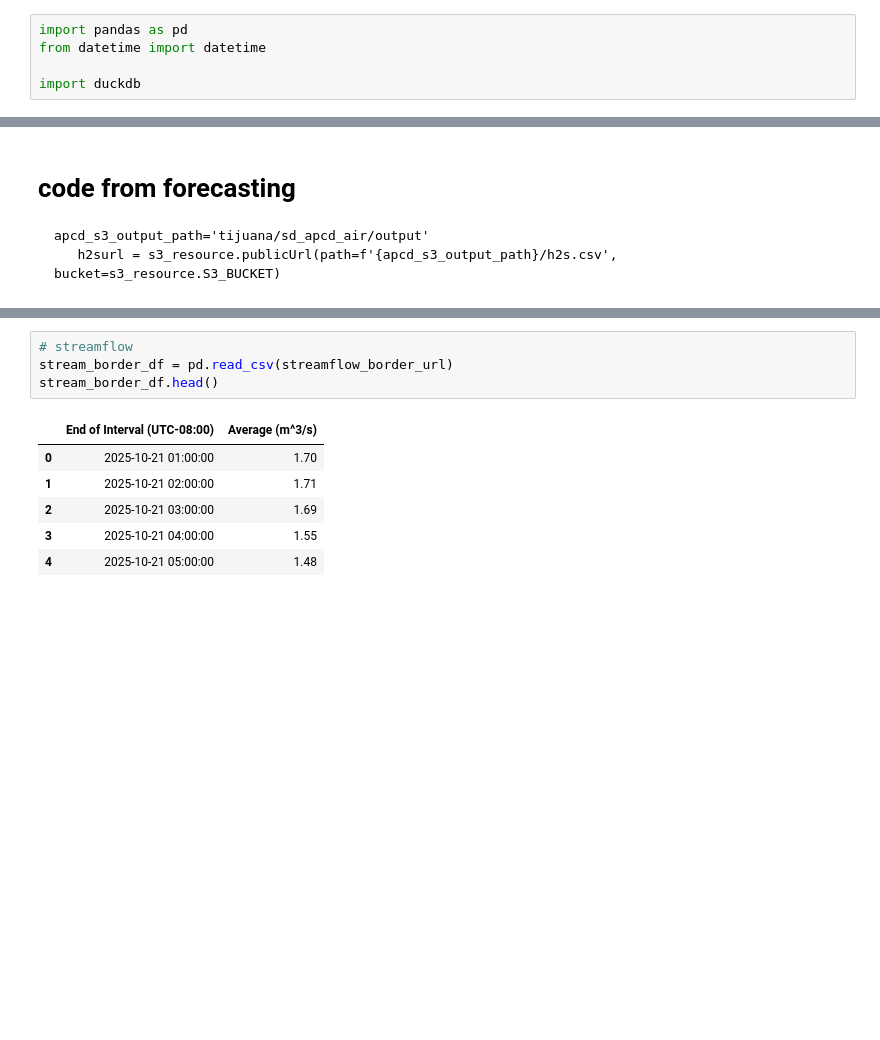
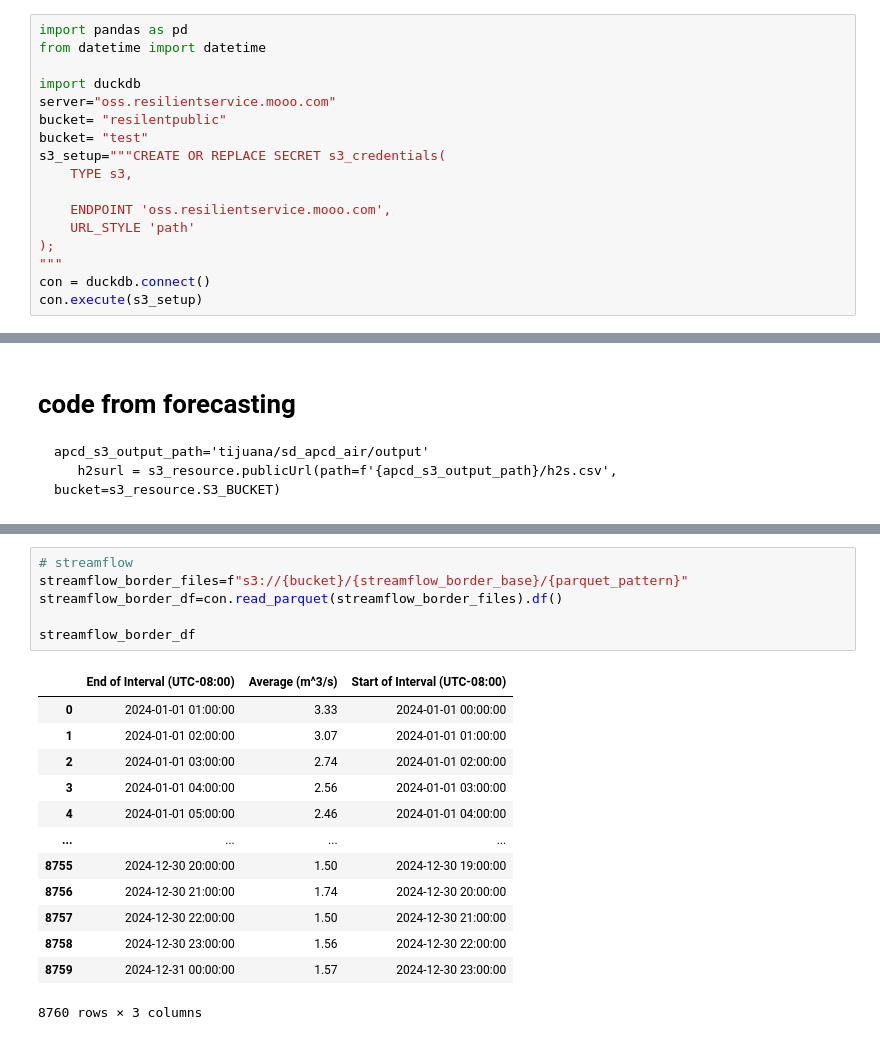
Before and after one commit to TheResilientCollective/resilient_workflows_public, a Jupyter notebook: workflows/public/notebooks/h2s_forecast_data.ipynb, the cells around one changed output, grey strips where cells are left out. Drawn from its saved outputs; the diff is of its cells as text; blank space fills up the shorter version.

```diff
--- a/workflows/public/notebooks/h2s_forecast_data.ipynb
+++ b/workflows/public/notebooks/h2s_forecast_data.ipynb
@@ -3,3 +3,15 @@ import pandas as pd
 from datetime import datetime
 
 import duckdb
+server="oss.resilientservice.mooo.com"
+bucket= "resilentpublic"
+bucket= "test"
+s3_setup="""CREATE OR REPLACE SECRET s3_credentials(
+    TYPE s3,
+
+    ENDPOINT 'oss.resilientservice.mooo.com',
+    URL_STYLE 'path'
+);
+"""
+con = duckdb.connect()
+con.execute(s3_setup)
@@ -106,12 +140,21 @@ matched_df.head()
 # %%
 # streamflow
-stream_border_df = pd.read_csv(streamflow_border_url)
-stream_border_df.head()
+streamflow_border_files=f"s3://{bucket}/{streamflow_border_base}/{parquet_pattern}"
+streamflow_border_df=con.read_parquet(streamflow_border_files).df()
+
+streamflow_border_df
 # %% [output]
-|  | End of Interval (UTC-08:00) | Average (m^3/s) |
-| 0 | 2025-10-21 01:00:00 | 1.70 |
-| 1 | 2025-10-21 02:00:00 | 1.71 |
-| 2 | 2025-10-21 03:00:00 | 1.69 |
-| 3 | 2025-10-21 04:00:00 | 1.55 |
-| 4 | 2025-10-21 05:00:00 | 1.48 |
+|  | End of Interval (UTC-08:00) | Average (m^3/s) | Start of Interval (UTC-08:00) |
+| 0 | 2024-01-01 01:00:00 | 3.33 | 2024-01-01 00:00:00 |
+| 1 | 2024-01-01 02:00:00 | 3.07 | 2024-01-01 01:00:00 |
+| 2 | 2024-01-01 03:00:00 | 2.74 | 2024-01-01 02:00:00 |
+| 3 | 2024-01-01 04:00:00 | 2.56 | 2024-01-01 03:00:00 |
+| 4 | 2024-01-01 05:00:00 | 2.46 | 2024-01-01 04:00:00 |
+| ... | ... | ... | ... |
+| 8755 | 2024-12-30 20:00:00 | 1.50 | 2024-12-30 19:00:00 |
+| 8756 | 2024-12-30 21:00:00 | 1.74 | 2024-12-30 20:00:00 |
+| 8757 | 2024-12-30 22:00:00 | 1.50 | 2024-12-30 21:00:00 |
+| 8758 | 2024-12-30 23:00:00 | 1.56 | 2024-12-30 22:00:00 |
+| 8759 | 2024-12-31 00:00:00 | 1.57 | 2024-12-30 23:00:00 |
+8760 rows × 3 columns
 # %%
```
Also changed, not shown: parts of 8 cells of this notebook.
